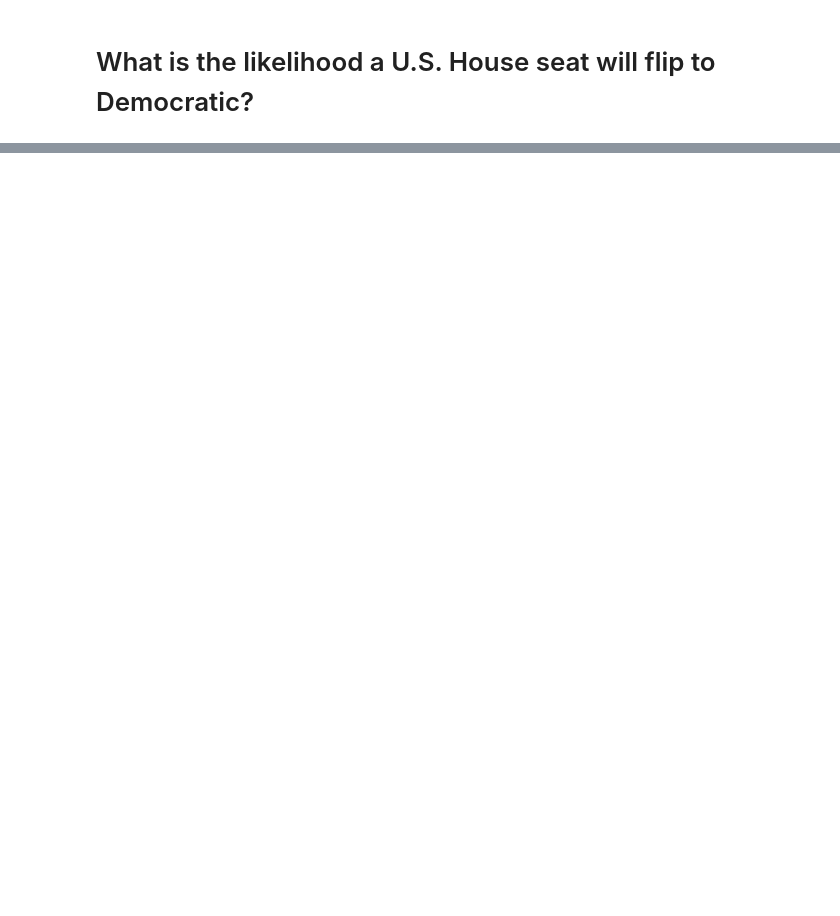
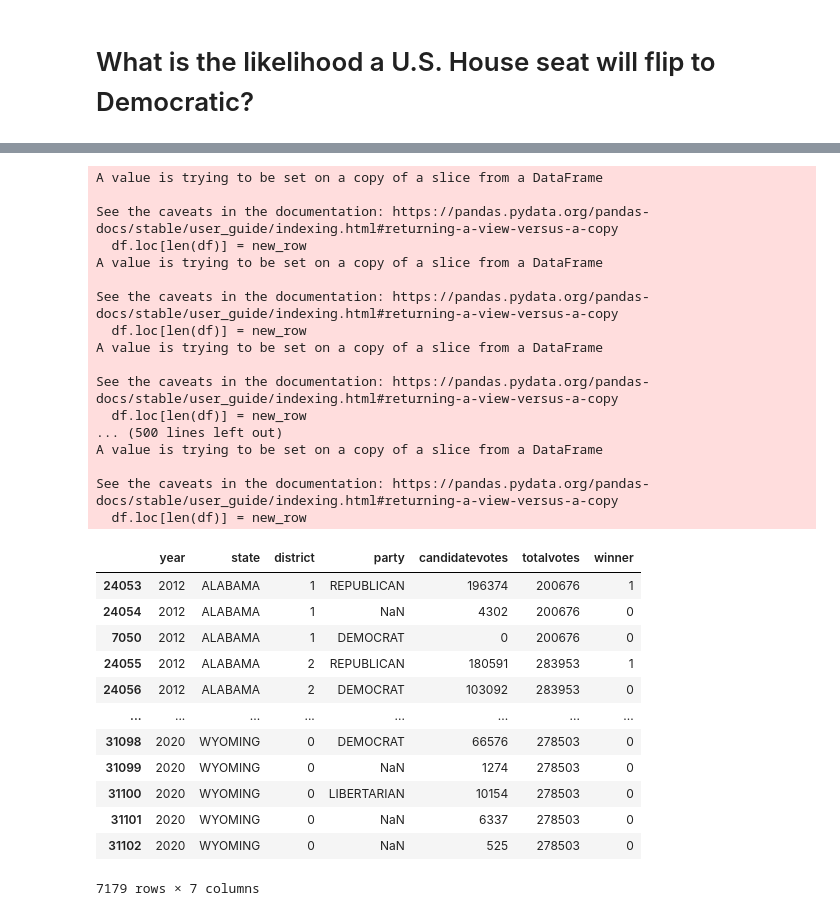
Before and after one commit to wh33les/GerrymanderingProject, a Jupyter notebook: GerrymanderingProject.ipynb, the cells around one changed output, grey strips where cells are left out. Saved outputs shown, nothing was run; the diff lists cells and outputs as text; code cells hidden in the pictures; blank space fills up the shorter version.

```diff
--- a/GerrymanderingProject.ipynb
+++ b/GerrymanderingProject.ipynb
@@ -60,18 +74,24 @@ df = df[df["year"] >= 2012]
 # Add a column for the winner of each race
 df["winner"] =  0
 #print(df.winner.values.tolist()) # for debugging
+
+# Make lists of the states and years
 states = []
 [states.append(state) for state in df.state.values.tolist() if state not in states]
 years = []
 [years.append(year) for year in df.year.values.tolist() if year not in years]
-#print(states) # for debugging
+
+# Function to get the districts for each state
+def districts(state):
+    district_numbers_repeats = df.loc[(df.year==2012) & (df.state==state)]["district"].values.tolist()
+    district_numbers = []
+    [district_numbers.append(num) for num in district_numbers_repeats if num not in district_numbers]
+    return district_numbers
+
 for state in states:
     #print(state) # for debugging
     #start = time.time() # for debugging
-    district_numbers_repeats = df.loc[(df.year==2012) & (df.state==state)]["district"].values.tolist()
-    district_numbers = []
-    [district_numbers.append(num) for num in district_numbers_repeats if num not in district_numbers]
-    #print(state, district_numbers) # for debugging
+    district_numbers = districts(state)
     #end = time.time() # for debugging
     #time_elapsed(start, end) # for debugging
     for year in years:
@@ -79,10 +99,11 @@ for state in states:
         #start = time.time() # for debugging
         for district in district_numbers:
             max_votes = df.loc[(df.year==year) & (df.state==state) & (df.district == district)]["candidatevotes"].max()
-            print("Max votes for", state, year,"district", district, "is", max_votes) # for debugging
+            #print("Max votes for", state, year,"district", district, "is", max_votes) # for debugging
             df.loc[(df.year==year) & (df.state==state) & (df.district==district) & (df.candidatevotes==max_votes), "winner"] = 1
         #end = time.time() # for debugging
         #time_elapsed(start, end) # for debugging
+df # for debugging
 # %% [output]
 A value is trying to be set on a copy of a slice from a DataFrame.
 Try using .loc[row_indexer,col_indexer] = value instead
@@ -122,3 +126,49 @@ Max votes for WYOMING 2020 district 0 is 185732
+# %%
+# Need to include elections in which there was no
+# Democrat running before executing the next block
+for state in states:
+    district_numbers = districts(state)
+    for year in years:
+       for district in district_numbers:
+            if "DEMOCRAT" not in df.loc[(df.year==year) & (df.state==state) & (df.district==district)]["party"].values.tolist():
+                total_votes_rows = df.loc[(df.year==year) & (df.state==state) & (df.district==district)]["totalvotes"]
+                total_votes = total_votes_rows.iloc[0]
+                #print(total_votes) # for debugging
+                new_row = {"year":year, "state":state, "district":district, "party":"DEMOCRAT", "candidatevotes":0, "totalvotes":total_votes, "winner":0}
+                df.loc[len(df)] = new_row
+df = df.sort_values(by=["year", "state", "district"])
+df # for debugging
+# %% [output]
+A value is trying to be set on a copy of a slice from a DataFrame
+
+See the caveats in the documentation: https://pandas.pydata.org/pandas-docs/stable/user_guide/indexing.html#returning-a-view-versus-a-copy
+  df.loc[len(df)] = new_row
+A value is trying to be set on a copy of a slice from a DataFrame
+
+See the caveats in the documentation: https://pandas.pydata.org/pandas-docs/stable/user_guide/indexing.html#returning-a-view-versus-a-copy
+  df.loc[len(df)] = new_row
+A value is trying to be set on a copy of a slice from a DataFrame
+
+See the caveats in the documentation: https://pandas.pydata.org/pandas-docs/stable/user_guide/indexing.html#returning-a-view-versus-a-copy
+  df.loc[len(df)] = new_row
+... (500 lines left out)
+A value is trying to be set on a copy of a slice from a DataFrame
+
+See the caveats in the documentation: https://pandas.pydata.org/pandas-docs/stable/user_guide/indexing.html#returning-a-view-versus-a-copy
+  df.loc[len(df)] = new_row
+|  | year | state | district | party | candidatevotes | totalvotes | winner |
+| 24053 | 2012 | ALABAMA | 1 | REPUBLICAN | 196374 | 200676 | 1 |
+| 24054 | 2012 | ALABAMA | 1 | NaN | 4302 | 200676 | 0 |
+| 7050 | 2012 | ALABAMA | 1 | DEMOCRAT | 0 | 200676 | 0 |
+| 24055 | 2012 | ALABAMA | 2 | REPUBLICAN | 180591 | 283953 | 1 |
+| 24056 | 2012 | ALABAMA | 2 | DEMOCRAT | 103092 | 283953 | 0 |
+| ... | ... | ... | ... | ... | ... | ... | ... |
+| 31098 | 2020 | WYOMING | 0 | DEMOCRAT | 66576 | 278503 | 0 |
+| 31099 | 2020 | WYOMING | 0 | NaN | 1274 | 278503 | 0 |
+| 31100 | 2020 | WYOMING | 0 | LIBERTARIAN | 10154 | 278503 | 0 |
+| 31101 | 2020 | WYOMING | 0 | NaN | 6337 | 278503 | 0 |
+| 31102 | 2020 | WYOMING | 0 | NaN | 525 | 278503 | 0 |
+7179 rows × 7 columns
 # %%
 # Only look at the results for Democrats (ignore minor parties & assume R's share is 1-(D fraction))
 # This surpresses a warning--maybe this was covered in the bootcamp
```
Also changed, not shown: parts of 10 cells of this notebook.
